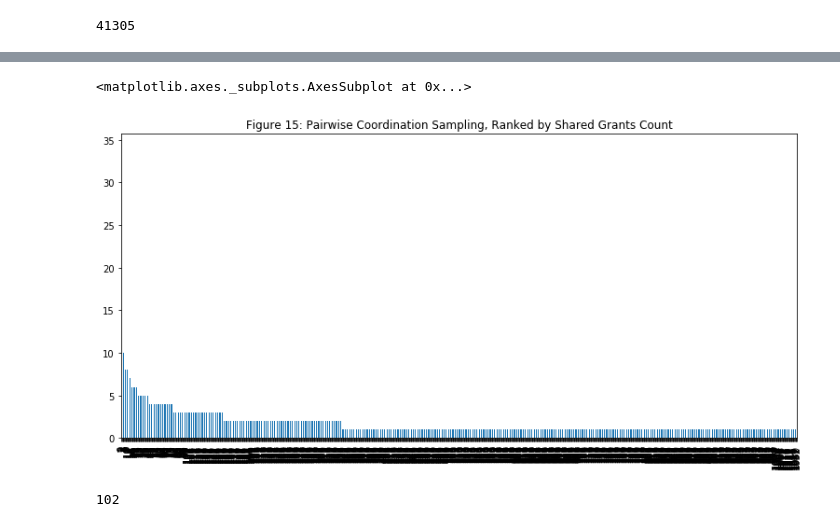
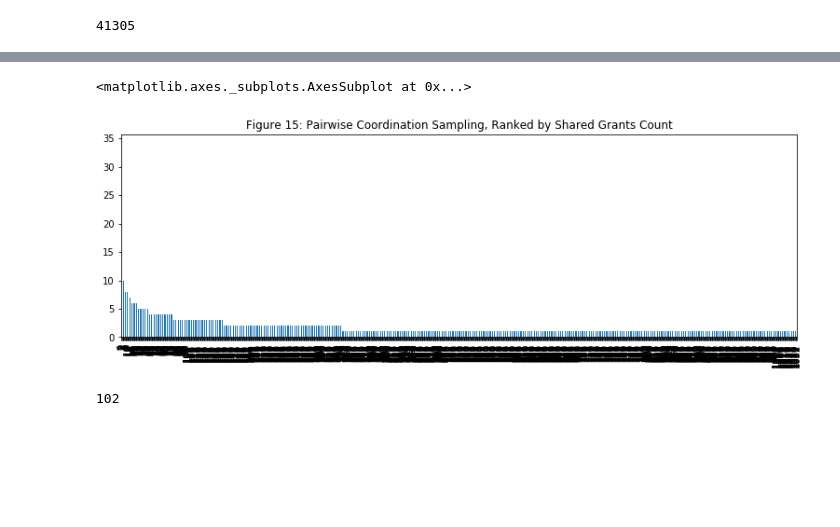
Before and after one commit to think-in-universe/gitcoin-grants-analysis, a Jupyter notebook: analysis.ipynb, the cells around one changed output, grey strips where cells are left out. Drawn from its saved outputs; the diff is of its cells as text; code cells hidden in the pictures; blank space fills up the shorter version.

```diff
--- a/analysis.ipynb
+++ b/analysis.ipynb
@@ -456,6 +456,9 @@ For example, in below analysis, the top 1 pair profiles (`5b35dfc38e8523fe86422a
 # %%
 # find shared ip addresses used by multiple profiles
 
-profiles = contributions.groupby('profile')['grant_url'].apply(list).reset_index(name='grants')
-profiles
+profiles = contributions.groupby('profile').agg(
+    grants=pd.NamedAgg(column="grant_url", aggfunc=list),
+    grants_count=pd.NamedAgg(column="grant_url", aggfunc="count"),
+    value_sum_usd=pd.NamedAgg(column="value_usd", aggfunc=sum)).reset_index()
+profiles.shape[0]
 # %% [output]
@@ -517,9 +513,9 @@ paired_contributors[:200] # top contributor pairs, ranked by shared_grants_count
 # %%
 paired_contributors_sample = pd.Series(paired_contributors.shared_grants_count.tolist()[::40])
-paired_contributors_sample.plot(kind="bar", title="Figure 15: Pairwise Coordination Sampling, Ranked by Shared Grants Count", figsize=(13, 6)) # contributor pairs, ranked by shared_grants_count
+paired_contributors_sample.plot(kind="bar", title="Figure 15: Pairwise Coordination Sampling, Ranked by Shared Grants Count", figsize=(13, 4)) # contributor pairs, ranked by shared_grants_count
 # %% [output]
 <matplotlib.axes._subplots.AxesSubplot at 0x...>
-[figure, old version]
+[figure, new version]
 # %%
 len(paired_contributors[paired_contributors["shared_grants_count"] > 10]) # the contributor pairs that have more than 10 shared grants
 # %% [output]
```
Also changed, not shown: parts of 10 cells of this notebook, 1 other file.
